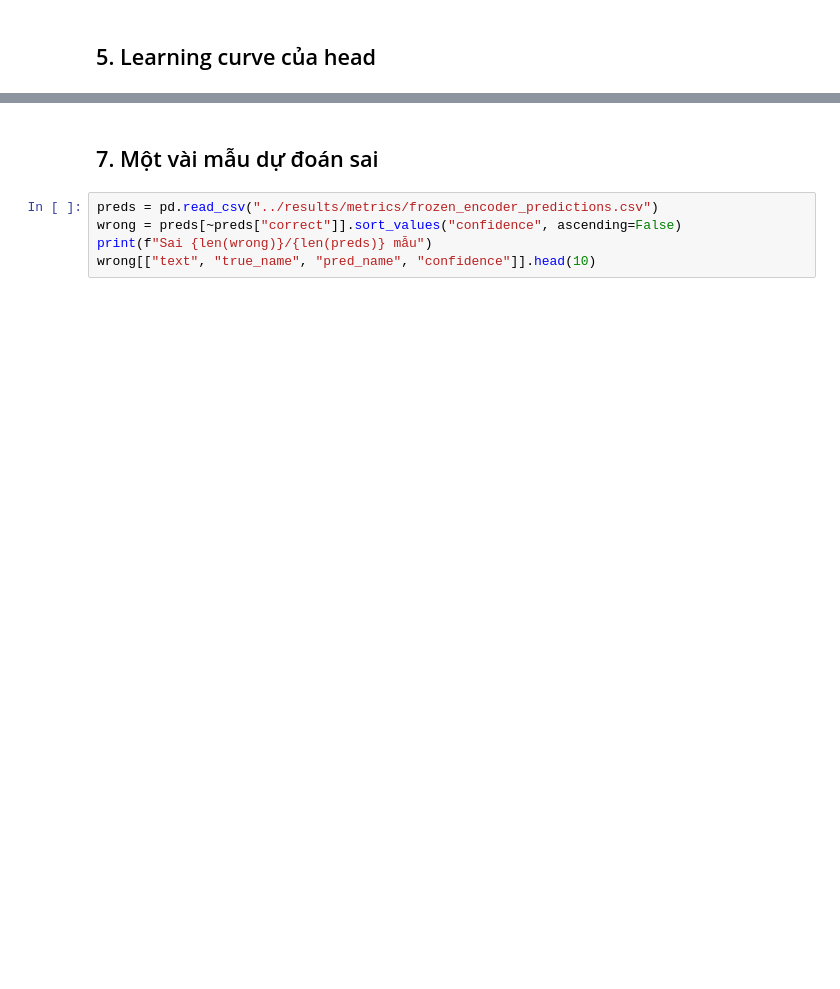
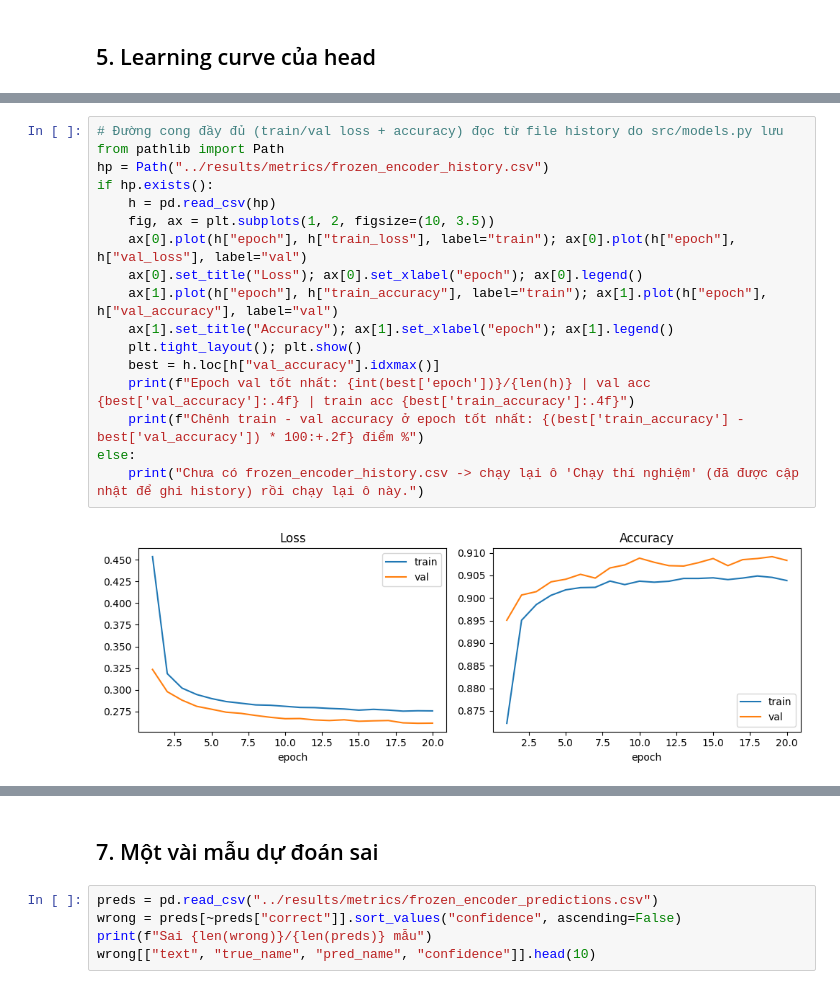
Before and after one commit to maintx1770-sudo/Course-Work-6, a Jupyter notebook: notebooks/03_frozen_encoder.ipynb, the cells around one changed output, grey strips where cells are left out. Saved outputs shown, nothing was run; the diff lists cells and outputs as text; blank space fills up the shorter version.

```diff
--- a/notebooks/03_frozen_encoder.ipynb
+++ b/notebooks/03_frozen_encoder.ipynb
@@ -98,0 +117,19 @@ plt.tight_layout(); plt.show()
+# %%
+# Đường cong đầy đủ (train/val loss + accuracy) đọc từ file history do src/models.py lưu
+from pathlib import Path
+hp = Path("../results/metrics/frozen_encoder_history.csv")
+if hp.exists():
+    h = pd.read_csv(hp)
+    fig, ax = plt.subplots(1, 2, figsize=(10, 3.5))
+    ax[0].plot(h["epoch"], h["train_loss"], label="train"); ax[0].plot(h["epoch"], h["val_loss"], label="val")
+    ax[0].set_title("Loss"); ax[0].set_xlabel("epoch"); ax[0].legend()
+    ax[1].plot(h["epoch"], h["train_accuracy"], label="train"); ax[1].plot(h["epoch"], h["val_accuracy"], label="val")
+    ax[1].set_title("Accuracy"); ax[1].set_xlabel("epoch"); ax[1].legend()
+    plt.tight_layout(); plt.show()
+    best = h.loc[h["val_accuracy"].idxmax()]
+    print(f"Epoch val tốt nhất: {int(best['epoch'])}/{len(h)} | val acc {best['val_accuracy']:.4f} | train acc {best['train_accuracy']:.4f}")
+    print(f"Chênh train - val accuracy ở epoch tốt nhất: {(best['train_accuracy'] - best['val_accuracy']) * 100:+.2f} điểm %")
+else:
+    print("Chưa có frozen_encoder_history.csv -> chạy lại ô 'Chạy thí nghiệm' (đã được cập nhật để ghi history) rồi chạy lại ô này.")
+# %% [output]
+[figure, added]
```
Also changed, not shown: parts of 13 cells of this notebook, 4 other files.
